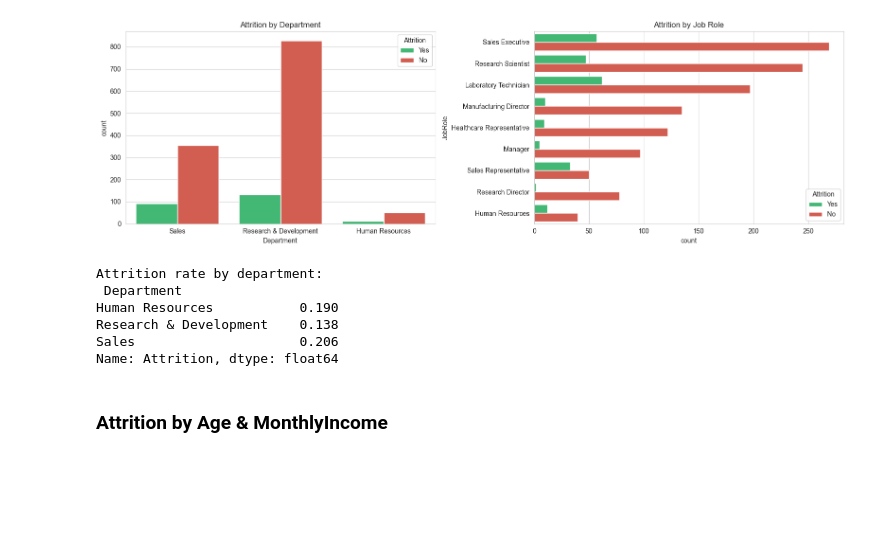
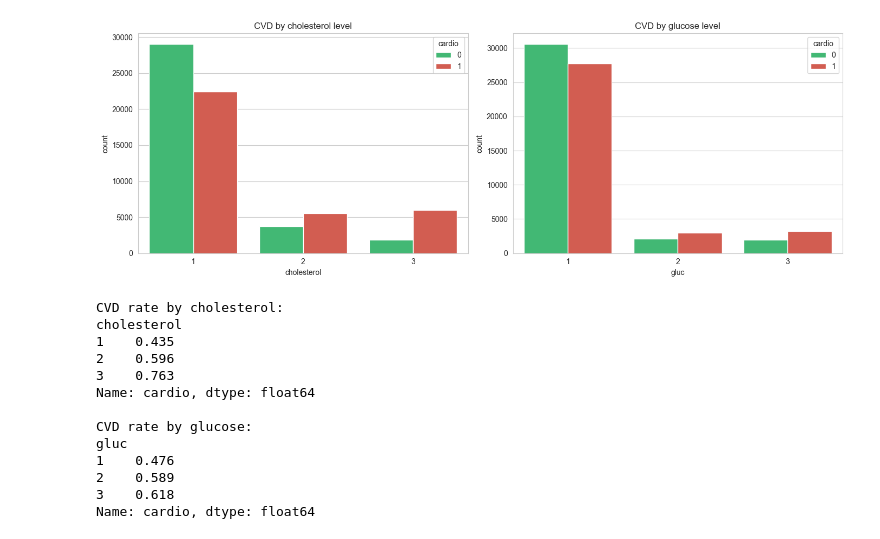
Before and after one commit to Amandhi17/cvd-risk-prediction-system, a Jupyter notebook: notebooks/eda.ipynb, the cells around one changed output. Saved outputs shown, nothing was run; the diff lists cells and outputs as text; code cells hidden in the pictures; blank space fills up the shorter version.

Commit message:
cardiovascular disease prediction

```diff
--- a/notebooks/eda.ipynb
+++ b/notebooks/eda.ipynb
@@ -14,7 +16,7 @@ import seaborn as sns
 sns.set_style('whitegrid')
 pd.set_option('display.max_columns', 50)
 
-df = pd.read_csv("../data/WA_Fn-UseC_-HR-Employee-Attrition.csv")
+df = pd.read_csv('../data/cardio_data.csv', sep=';')
 # %%
 df.head()
 # %% [output]
@@ -105,7 +28,0 @@ All four carry no signal — drop them.
-# %%
-constant_cols = [c for c in df.columns if df[c].nunique() == 1]
-print('Constant columns:', constant_cols)
-
-cols_to_drop = constant_cols + ['EmployeeNumber']
-df = df.drop(columns=cols_to_drop)
-print('New shape:', df.shape)
@@ -201,0 +114,14 @@ df.describe().T
+# %%
+# Apply the same filter we'll use in data_cleaning.py — for EDA only
+clean = df[
+    df['ap_hi'].between(70, 250)
+    & df['ap_lo'].between(40, 200)
+    & (df['ap_hi'] >= df['ap_lo'])
+    & df['height'].between(100, 220)
+    & df['weight'].between(30, 250)
+].copy()
+clean['age_years'] = (clean['age'] / 365.25).round(1)
+clean['bmi'] = (clean['weight'] / (clean['height'] / 100) ** 2).round(2)
+print('Rows before:', len(df), '| after:', len(clean),
+      f'| dropped: {len(df) - len(clean)} ({(1 - len(clean)/len(df)):.1%})')
+clean.describe().T
@@ -242,28 +206,33 @@ See https://pandas.pydata.org/docs/user_guide/migration-3-strings.html#string-mi
 # %%
-fig, axes = plt.subplots(1, 2, figsize=(16, 5))
+fig, axes = plt.subplots(1, 2, figsize=(14, 5))
 
-sns.countplot(x='Department', hue='Attrition', data=df,
+sns.countplot(x='cholesterol', hue='cardio', data=clean,
               palette=['#2ecc71', '#e74c3c'], ax=axes[0])
-axes[0].set_title('Attrition by Department')
+axes[0].set_title('CVD by cholesterol level')
 
-sns.countplot(y='JobRole', hue='Attrition', data=df,
-              palette=['#2ecc71', '#e74c3c'], ax=axes[1],
-              order=df['JobRole'].value_counts().index)
-axes[1].set_title('Attrition by Job Role')
+sns.countplot(x='gluc', hue='cardio', data=clean,
+              palette=['#2ecc71', '#e74c3c'], ax=axes[1])
+axes[1].set_title('CVD by glucose level')
 
 plt.tight_layout()
 plt.show()
 
-# attrition rate per department
-rate = df.groupby('Department')['Attrition'].apply(lambda x: (x == 'Yes').mean()).round(3)
-print('Attrition rate by department:\n', rate)
+print('CVD rate by cholesterol:')
+print(clean.groupby('cholesterol')['cardio'].mean().round(3))
+print('\nCVD rate by glucose:')
+print(clean.groupby('gluc')['cardio'].mean().round(3))
 # %% [output]
-[figure, old version]
+[figure, new version]
-Attrition rate by department:
- Department
-Human Resources           0.190
-Research & Development    0.138
-Sales                     0.206
-Name: Attrition, dtype: float64
+CVD rate by cholesterol:
+cholesterol
+1    0.435
+2    0.596
+3    0.763
+Name: cardio, dtype: float64
+
+CVD rate by glucose:
+gluc
+1    0.476
+2    0.589
+3    0.618
+Name: cardio, dtype: float64
-# %% [markdown]
-### Attrition by Age & MonthlyIncome
```
Also changed, not shown: parts of 42 cells of this notebook, 24 other files.
